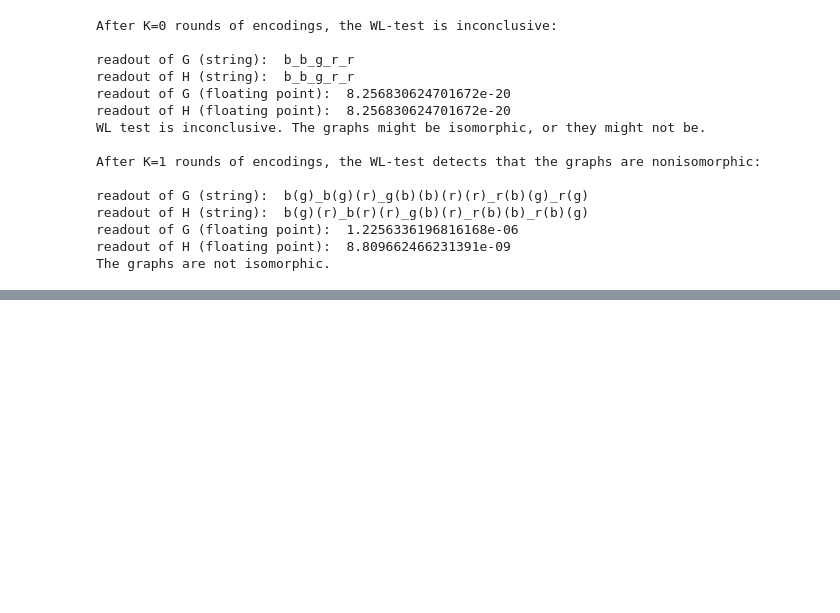
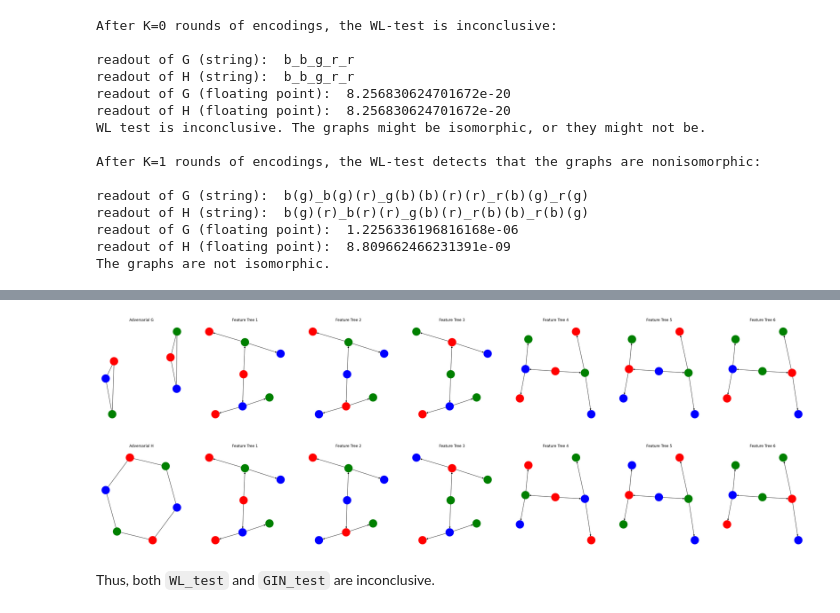
Before and after one commit to CameronBraunstein/talktorial, a Jupyter notebook: TalktorialTemplate.ipynb, the cells around one changed output, grey strips where cells are left out. Cells and saved outputs as stored; diff of their text form; code cells hidden in the pictures; blank space fills up the shorter version.

```diff
--- a/TalktorialTemplate.ipynb
+++ b/TalktorialTemplate.ipynb
@@ -639,0 +704,23 @@ The graphs are not isomorphic.
+# %%
+#Build displays for adversial G for  K=2
+G_encodings = WL_encodings(adversarial_G,K=2)
+display_args = {
+    DisplayArgs.GRAPHS: [adversarial_G,G_encodings[0], G_encodings[1],G_encodings[2],G_encodings[3],G_encodings[4],G_encodings[5]],
+    DisplayArgs.TITLES: ['Adversarial G','Feature Tree 1', 'Feature Tree 2','Feature Tree 3','Feature Tree 4','Feature Tree 5','Feature Tree 6'],
+    DisplayArgs.SEEDS: [1,1,1,1,0,0,0]
+}
+display_graphs(display_args)
+
+#Build displays for adversial H for  K=2
+H_encodings = WL_encodings(adversarial_H,K=2)
+display_args = {
+    DisplayArgs.GRAPHS: [adversarial_H,H_encodings[0], H_encodings[1],H_encodings[2],H_encodings[3],H_encodings[4],H_encodings[5]],
+    DisplayArgs.TITLES: ['Adversarial H','Feature Tree 1', 'Feature Tree 2','Feature Tree 3','Feature Tree 4','Feature Tree 5','Feature Tree 6'],
+    DisplayArgs.SEEDS: [1,1,1,1,0,0,0]
+}
+display_graphs(display_args)
+# %% [output]
+[figure, added]
+[figure, added]
+# %% [markdown]
+Thus, both `WL_test` and `GIN_test` are inconclusive.
```
Also changed, not shown: parts of 12 cells of this notebook.
